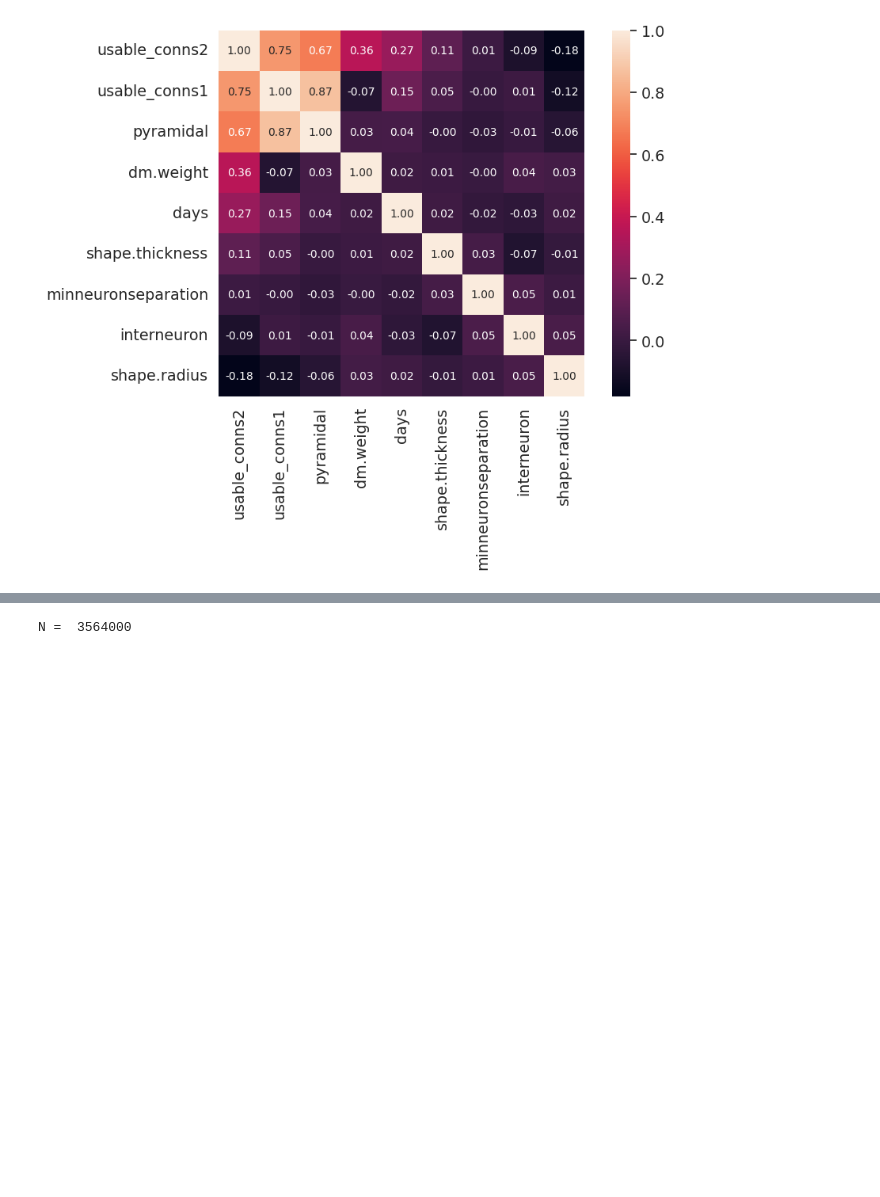
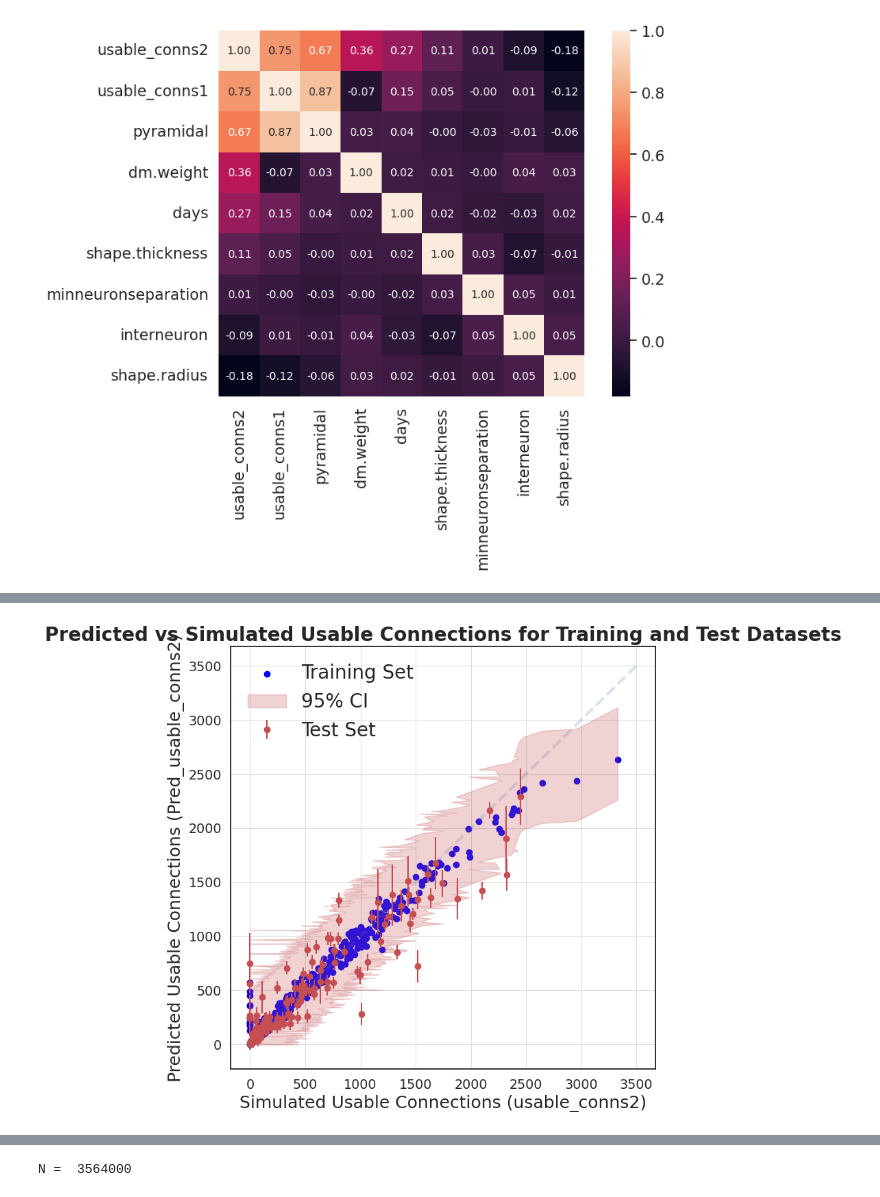
Before and after one commit to carboncopies/BrainEmulationChallenge, a Jupyter notebook: src/models/autoassociative/NetmorphParOptim/Phase1_Netmorph_ParOptim.ipynb, the cells around one changed output, grey strips where cells are left out. Cells and saved outputs as stored; diff of their text form; code cells hidden in the pictures; blank space fills up the shorter version.

```diff
--- a/src/models/autoassociative/NetmorphParOptim/Phase1_Netmorph_ParOptim.ipynb
+++ b/src/models/autoassociative/NetmorphParOptim/Phase1_Netmorph_ParOptim.ipynb
@@ -90,0 +273,3 @@ f.savefig('Correlation_Matrix.png')
+# %%
+X_train['usable_conns2'] = y_train
+X_test['usable_conns2'] = y_test
@@ -90,0 +294,7 @@ f.savefig('Correlation_Matrix.png')
+# %%
+X_train.sort_values(by='Pred_usable_conns2', ascending=False, inplace = True)
+X_train.reset_index(drop=True, inplace=True)
+
+
+X_test.sort_values(by='Pred_usable_conns2', ascending=False, inplace = True)
+X_test.reset_index(drop=True, inplace=True)
@@ -90,0 +303,39 @@ f.savefig('Correlation_Matrix.png')
+# %%
+f, ax = plt.subplots(figsize=(8, 8))
+
+plt.scatter(X_train['usable_conns2'], X_train['Pred_usable_conns2'], color ='blue', label = 'Training Set')
+
+plt.errorbar(X_test['usable_conns2'],  X_test['Pred_usable_conns2'], yerr = X_test['Pred_Usable_Conns_Err'], fmt='o',color ='r', label = 'Test Set')
+
+# plt.fill_between(X_train['usable_conns2'], X_train['Pred_usable_conns2']-1.96*X_train['Pred_Usable_Conns_Err'], X_train['Pred_usable_conns2'] + 1.96*X_train['Pred_Usable_Conns_Err'], color='r', alpha=0.25, label = '95% CI')
+# plt.scatter(X_train['usable_conns2'], X_train['Pred_usable_conns2']-1.96*X_train['Pred_Usable_Conns_Err'], color ='cyan', marker='+' )
+# plt.scatter(X_train['usable_conns2'], X_train['Pred_usable_conns2']+1.96*X_train['Pred_Usable_Conns_Err'], color ='green', marker='+' )
+
+plt.fill_between(X_train['usable_conns2'], X_train['Lower'], X_train['Upper'], color='r', alpha=0.25, label = '95% CI')
+# plt.scatter(X_train['usable_conns2'], X_train['Lower'], color ='cyan', marker='+' )
+# plt.scatter(X_train['usable_conns2'], X_train['Upper'], color ='green', marker='+' )
+
+plt.plot(np.linspace(0,3500,1000), np.linspace(0,3500, 1000), 'b--', linewidth=3, alpha= 0.2)
+
+plt.gca().set_facecolor('xkcd:white')
+ax.grid(which='major', color='#DDDDDD', linewidth=0.8)
+
+
+ax.spines['bottom'].set_color('k')
+ax.spines['top'].set_color('k')
+ax.spines['left'].set_color('k')
+ax.spines['right'].set_color('k')
+
+# plt.xlim([0,3500])
+# plt.ylim([0,3500])
+plt.rc('font', size=18)
+plt.rc('font', size=18)
+
+plt.title('Predicted vs Simulated Usable Connections for Training and Test Datasets',size = 20, fontweight="bold")
+plt.xlabel('Simulated Usable Connections (usable_conns2)',size =18)
+plt.ylabel('Predicted Usable Connections (Pred_usable_conns2)',size = 18)
+plt.legend(loc='upper left', prop={'size': 20},framealpha=0.)
+plt.show()
+# f.savefig('Pred_vs_Sim_UsableConns.png')
+# %% [output]
+[figure, added]
```
Also changed, not shown: parts of 81 cells of this notebook.
